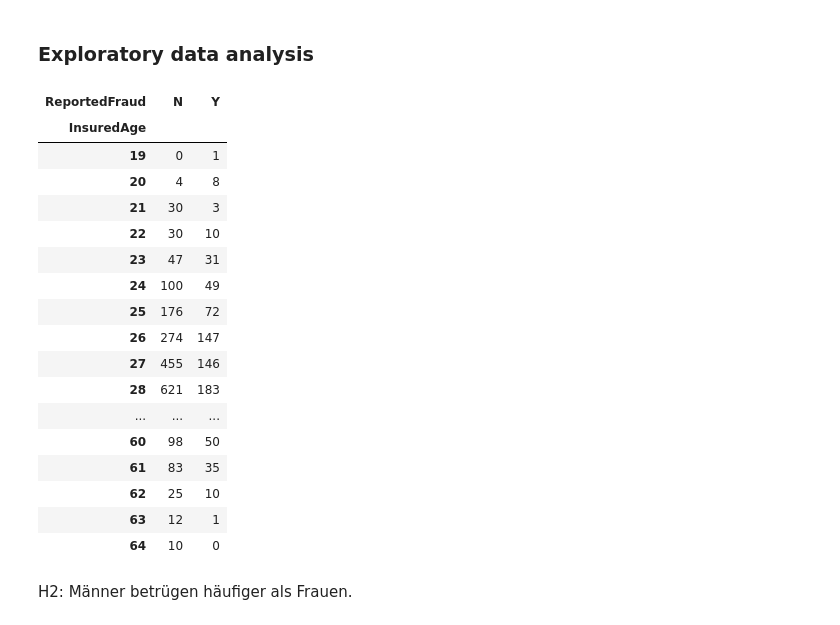
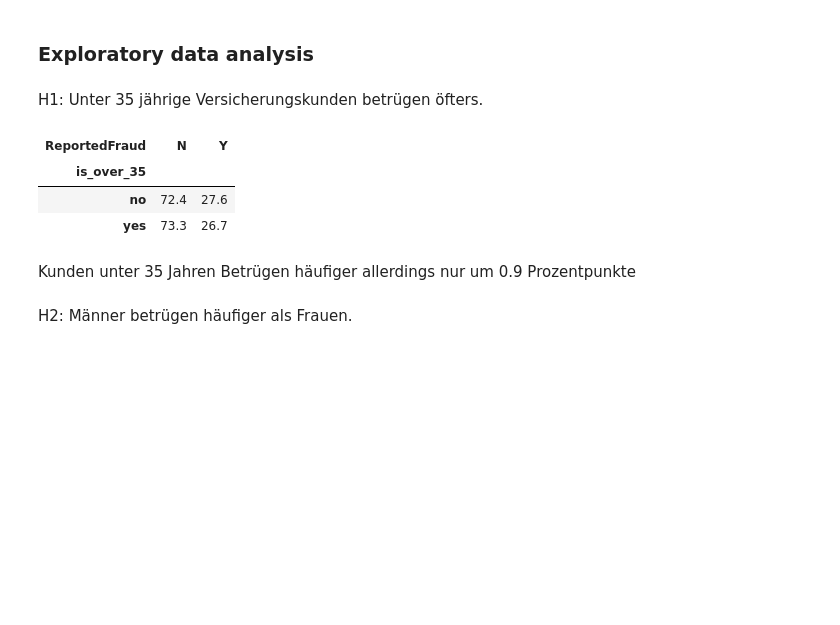
Before and after one commit to christophersegatz/dst-project, a Jupyter notebook: notebooks/draft-analysis.ipynb, the cells around one changed output. Cells and saved outputs as stored; diff of their text form; code cells hidden in the pictures; blank space fills up the shorter version.

```diff
--- a/notebooks/draft-analysis.ipynb
+++ b/notebooks/draft-analysis.ipynb
@@ -165,34 +165,22 @@ College        3462
 Name: InsuredEducationLevel, dtype: int64
 # %% [markdown]
 ### Exploratory data analysis
+# %% [markdown]
+H1: Unter 35 jährige Versicherungskunden betrügen öfters.
 # %%
-#Unter 35
-# selecting rows based on condition
-#df_jung = df.loc[df['InsuredAge'] <= 35]
 
-#df_alt = df.loc[df['InsuredAge'] > 35]
+df['is_over_35'] = np.where(df['InsuredAge']>=35, 'yes', 'no')
 
-pd.crosstab(index=df['InsuredAge'],
-            columns=df['ReportedFraud'])
+pd.crosstab(index=df['is_over_35'],
+            columns=df['ReportedFraud'],
+            normalize='index').round(4) * 100
 # %% [output]
 | ReportedFraud | N | Y |
-| InsuredAge |  |  |
-| 19 | 0 | 1 |
-| 20 | 4 | 8 |
-| 21 | 30 | 3 |
-| 22 | 30 | 10 |
-| 23 | 47 | 31 |
-| 24 | 100 | 49 |
-| 25 | 176 | 72 |
-| 26 | 274 | 147 |
-| 27 | 455 | 146 |
-| 28 | 621 | 183 |
-| ... | ... | ... |
-| 60 | 98 | 50 |
-| 61 | 83 | 35 |
-| 62 | 25 | 10 |
-| 63 | 12 | 1 |
-| 64 | 10 | 0 |
+| is_over_35 |  |  |
+| no | 72.4 | 27.6 |
+| yes | 73.3 | 26.7 |
+# %% [markdown]
+Kunden unter 35 Jahren Betrügen häufiger allerdings nur um 0.9 Prozentpunkte
 # %% [markdown]
 H2: Männer betrügen häufiger als Frauen.
 # %%
```
